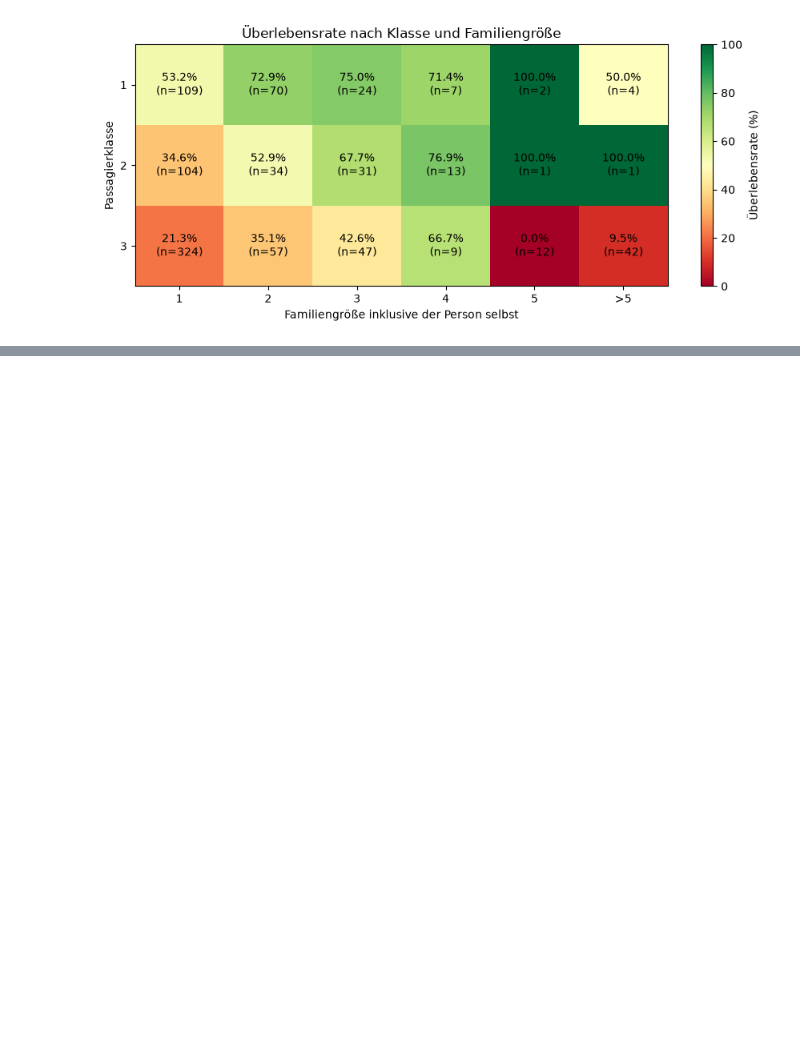
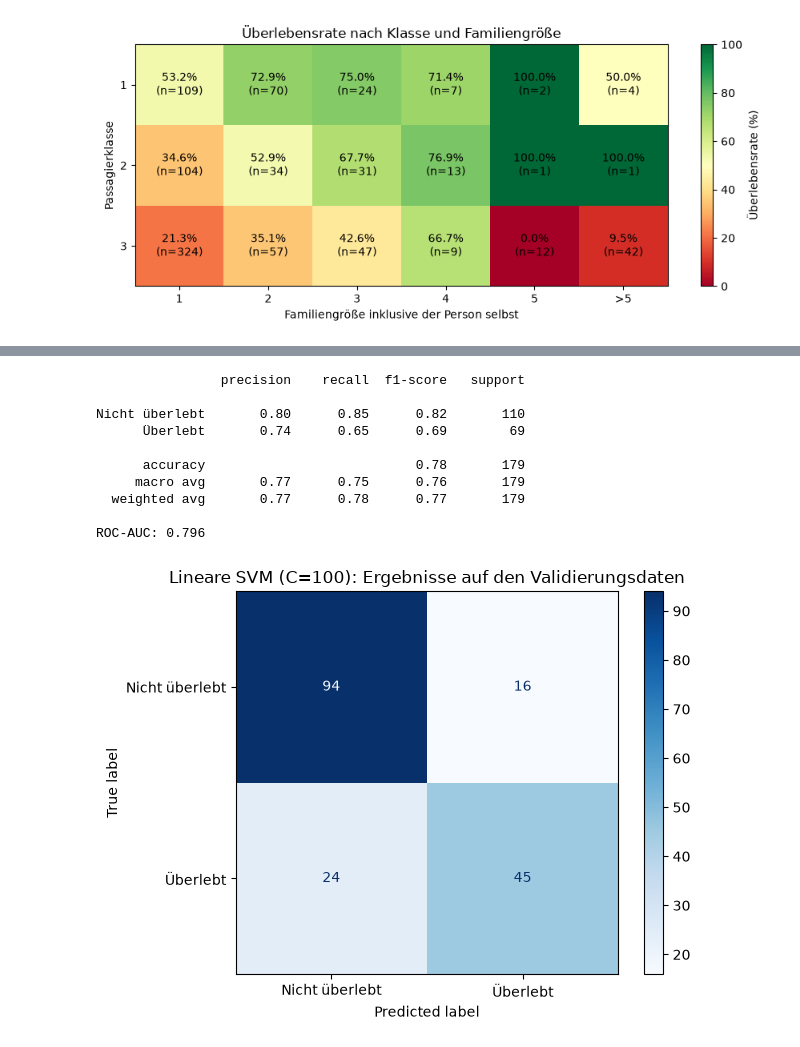
Before and after one commit to dhubmann/titanic, a Jupyter notebook: titanic.ipynb, the cells around one changed output, grey strips where cells are left out. Saved outputs shown, nothing was run; the diff lists cells and outputs as text; code cells hidden in the pictures; blank space fills up the shorter version.

```diff
--- a/titanic.ipynb
+++ b/titanic.ipynb
@@ -831,0 +1035,43 @@ plt.show()
+# %%
+## C 100
+# Lineare SVM
+svm_model_C100 = Pipeline([
+    ("preprocessing", preprocessing),
+    ("svm", SVC(kernel="linear", C=100))
+])
+
+svm_model_C100.fit(X_train, y_train)
+
+# Bewertung auf den Validierungsdaten
+predictions = svm_model_C100.predict(X_val)
+scores = svm_model_C100.decision_function(X_val)
+
+print(classification_report(
+    y_val,
+    predictions,
+    target_names=["Nicht überlebt", "Überlebt"],
+    zero_division=0
+))
+print("ROC-AUC:", round(roc_auc_score(y_val, scores), 3))
+
+ConfusionMatrixDisplay.from_predictions(
+    y_val,
+    predictions,
+    display_labels=["Nicht überlebt", "Überlebt"],
+    cmap="Blues"
+)
+plt.title("Lineare SVM (C=100): Ergebnisse auf den Validierungsdaten")
+plt.tight_layout()
+plt.show()
+# %% [output]
+                precision    recall  f1-score   support
+
+Nicht überlebt       0.80      0.85      0.82       110
+      Überlebt       0.74      0.65      0.69        69
+
+      accuracy                           0.78       179
+     macro avg       0.77      0.75      0.76       179
+  weighted avg       0.77      0.78      0.77       179
+
+ROC-AUC: 0.796
+[figure, added]
```
Also changed, not shown: parts of 16 cells of this notebook.
